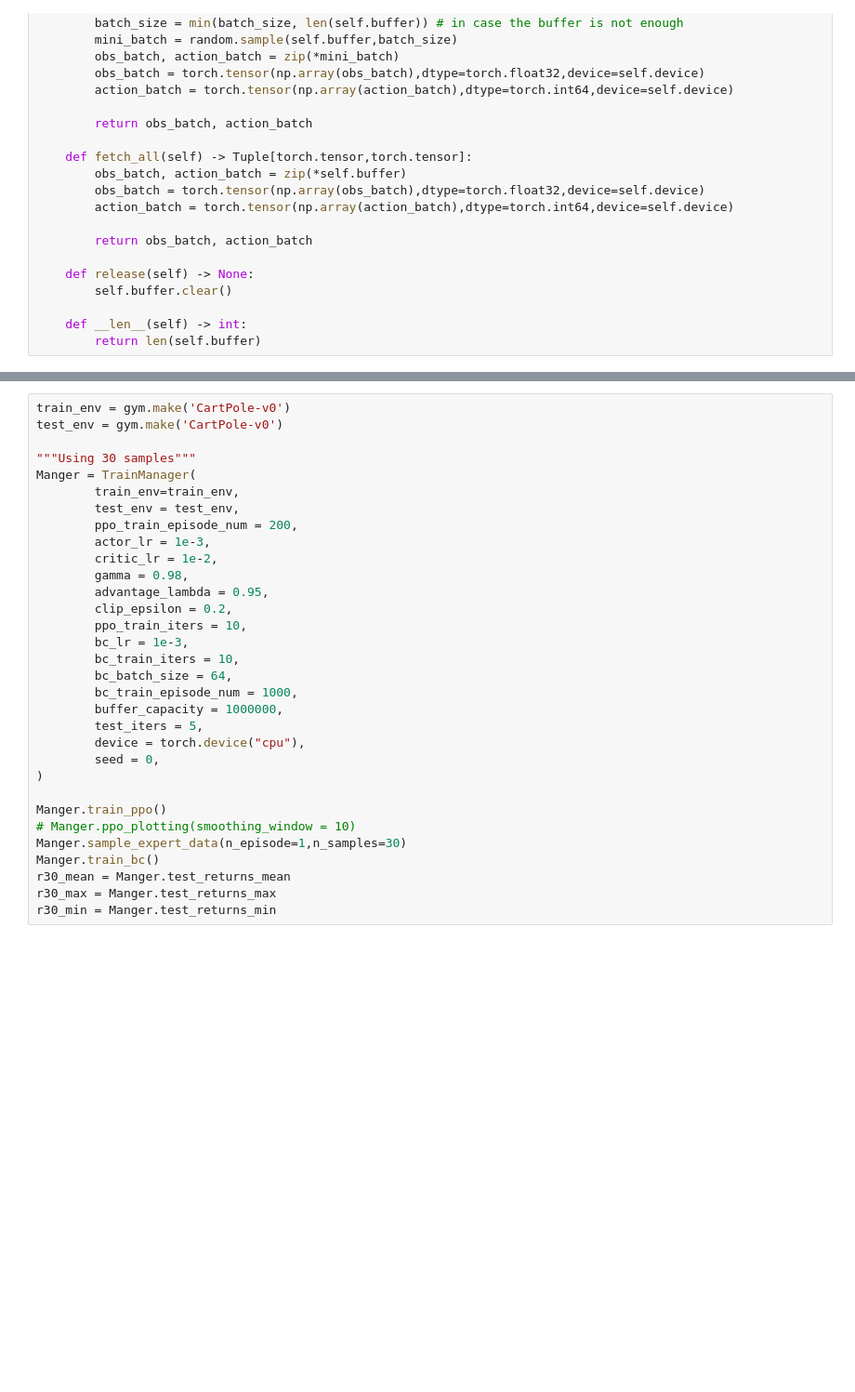
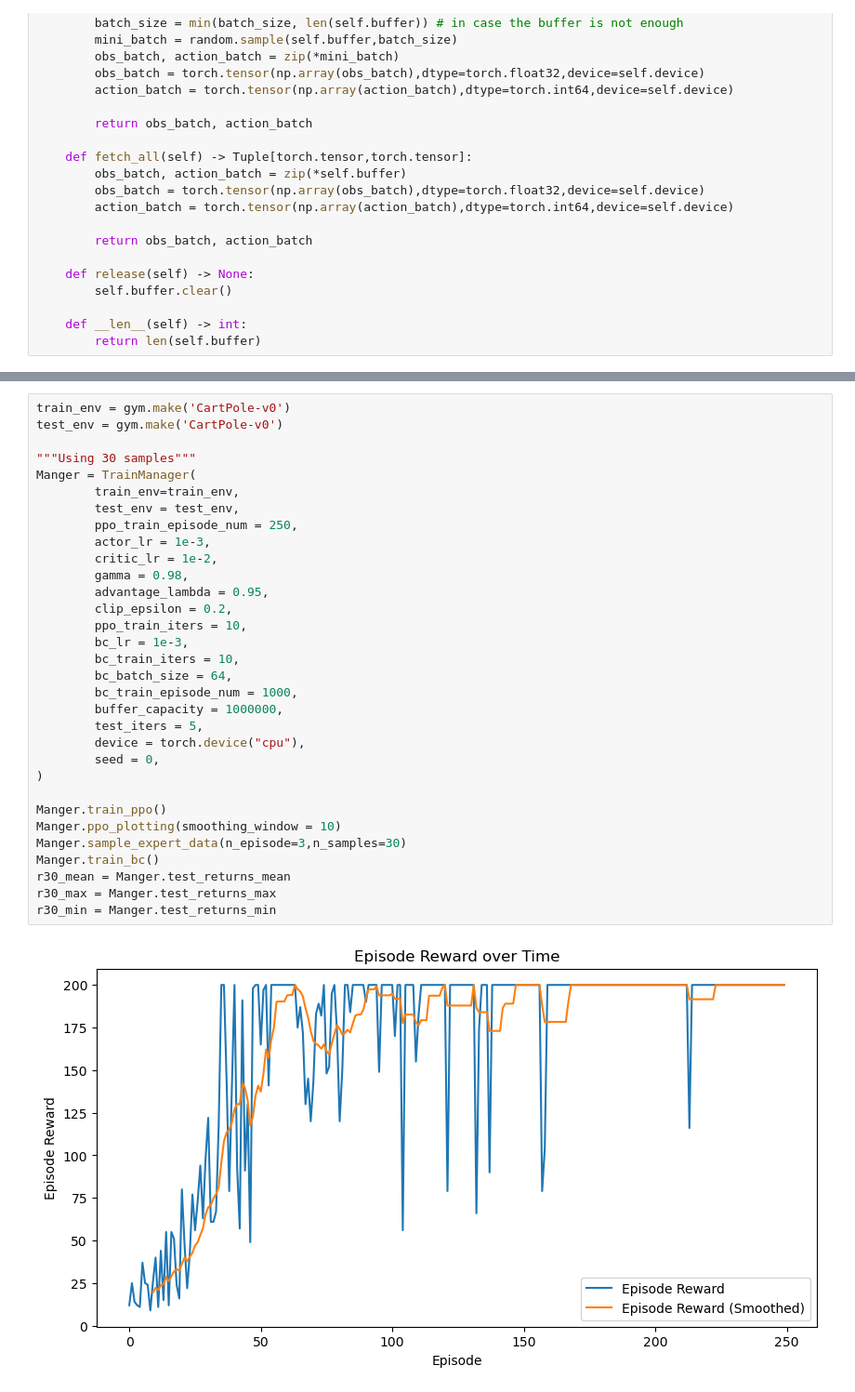
Before and after one commit to RanZhu1989/RL_PlayGround, a Jupyter notebook: Behavior_Cloning/Vanilla_BC.ipynb, the cells around one changed output, grey strips where cells are left out. Shown at 93% size. Cells and saved outputs as stored; diff of their text form; blank space fills up the shorter version.

```diff
--- a/Behavior_Cloning/Vanilla_BC.ipynb
+++ b/Behavior_Cloning/Vanilla_BC.ipynb
@@ -400,35 +414,37 @@ class TrainManager():
 # %%
 train_env = gym.make('CartPole-v0')
 test_env = gym.make('CartPole-v0')
 
 """Using 30 samples"""
 Manger = TrainManager(
         train_env=train_env,
         test_env = test_env,
-        ppo_train_episode_num = 200,
+        ppo_train_episode_num = 250,
         actor_lr = 1e-3,
         critic_lr = 1e-2,
         gamma = 0.98,
         advantage_lambda = 0.95,
         clip_epsilon = 0.2,
         ppo_train_iters = 10,
         bc_lr = 1e-3,
         bc_train_iters = 10,
         bc_batch_size = 64,
         bc_train_episode_num = 1000,
         buffer_capacity = 1000000,
         test_iters = 5,
         device = torch.device("cpu"),
         seed = 0,
 )
 
 Manger.train_ppo()
-# Manger.ppo_plotting(smoothing_window = 10)
-Manger.sample_expert_data(n_episode=1,n_samples=30)
+Manger.ppo_plotting(smoothing_window = 10)
+Manger.sample_expert_data(n_episode=3,n_samples=30)
 Manger.train_bc()
 r30_mean = Manger.test_returns_mean
 r30_max = Manger.test_returns_max
 r30_min = Manger.test_returns_min
+# %% [output]
+[figure, added]
 # %%
 """Using 15 samples"""
 Manger = TrainManager(
```
Also changed, not shown: parts of 5 cells of this notebook, 1 other file.
